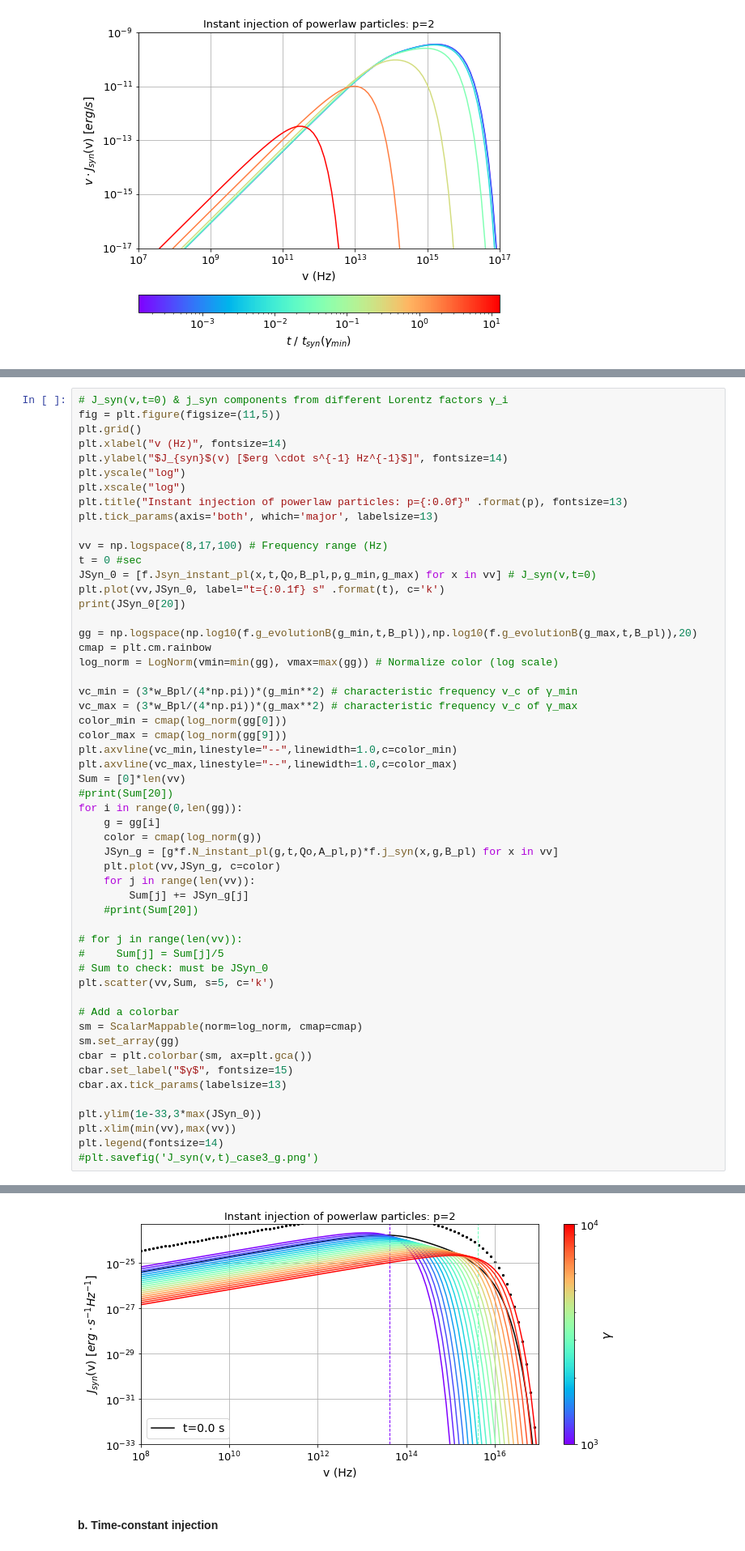
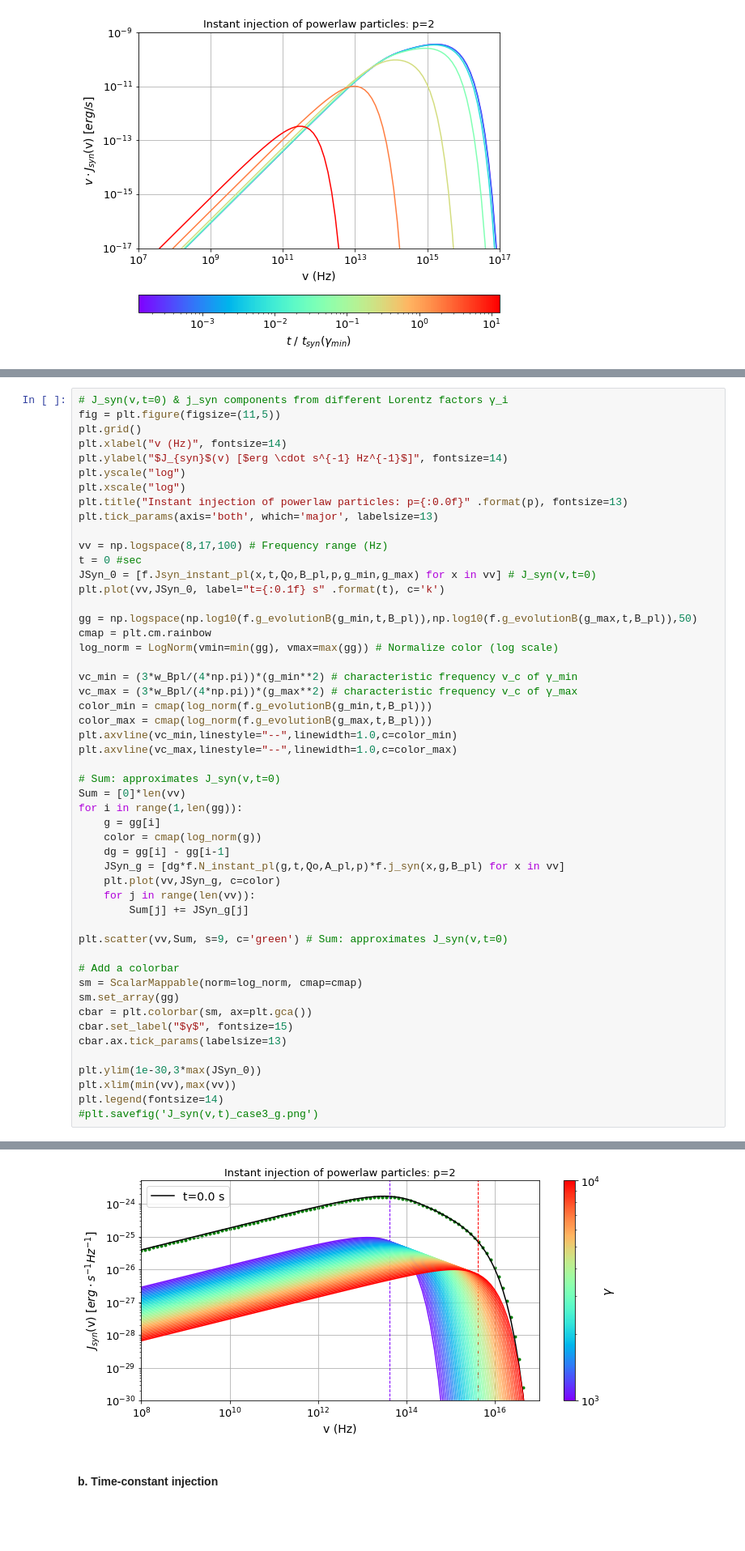
Before and after one commit to K-Xyloportas/GRB_Synchrotron, a Jupyter notebook: Part1_TheoreticalStudy_Synchrotron.ipynb, the cells around one changed output, grey strips where cells are left out. Shown at 81% size. Drawn from its saved outputs; the diff is of its cells as text; blank space fills up the shorter version.

```diff
--- a/Part1_TheoreticalStudy_Synchrotron.ipynb
+++ b/Part1_TheoreticalStudy_Synchrotron.ipynb
@@ -1215,33 +1221,30 @@ vv = np.logspace(8,17,100) # Frequency range (Hz)
 t = 0 #sec
 JSyn_0 = [f.Jsyn_instant_pl(x,t,Qo,B_pl,p,g_min,g_max) for x in vv] # J_syn(v,t=0)
 plt.plot(vv,JSyn_0, label="t={:0.1f} s" .format(t), c='k')
-print(JSyn_0[20])
 
-gg = np.logspace(np.log10(f.g_evolutionB(g_min,t,B_pl)),np.log10(f.g_evolutionB(g_max,t,B_pl)),20)
+gg = np.logspace(np.log10(f.g_evolutionB(g_min,t,B_pl)),np.log10(f.g_evolutionB(g_max,t,B_pl)),50)
 cmap = plt.cm.rainbow
 log_norm = LogNorm(vmin=min(gg), vmax=max(gg)) # Normalize color (log scale)
 
 vc_min = (3*w_Bpl/(4*np.pi))*(g_min**2) # characteristic frequency v_c of γ_min
 vc_max = (3*w_Bpl/(4*np.pi))*(g_max**2) # characteristic frequency v_c of γ_max
-color_min = cmap(log_norm(gg[0]))
-color_max = cmap(log_norm(gg[9]))
+color_min = cmap(log_norm(f.g_evolutionB(g_min,t,B_pl)))
+color_max = cmap(log_norm(f.g_evolutionB(g_max,t,B_pl)))
 plt.axvline(vc_min,linestyle="--",linewidth=1.0,c=color_min)
 plt.axvline(vc_max,linestyle="--",linewidth=1.0,c=color_max)
+
+# Sum: approximates J_syn(v,t=0)
 Sum = [0]*len(vv)
-#print(Sum[20])
-for i in range(0,len(gg)):
+for i in range(1,len(gg)):
     g = gg[i]
     color = cmap(log_norm(g))
-    JSyn_g = [g*f.N_instant_pl(g,t,Qo,A_pl,p)*f.j_syn(x,g,B_pl) for x in vv]
+    dg = gg[i] - gg[i-1]
+    JSyn_g = [dg*f.N_instant_pl(g,t,Qo,A_pl,p)*f.j_syn(x,g,B_pl) for x in vv]
     plt.plot(vv,JSyn_g, c=color)
     for j in range(len(vv)):
         Sum[j] += JSyn_g[j]
-    #print(Sum[20])
 
-# for j in range(len(vv)):
-#     Sum[j] = Sum[j]/5
-# Sum to check: must be JSyn_0
-plt.scatter(vv,Sum, s=5, c='k')
+plt.scatter(vv,Sum, s=9, c='green') # Sum: approximates J_syn(v,t=0)
 
 # Add a colorbar
 sm = ScalarMappable(norm=log_norm, cmap=cmap)
@@ -1250,7 +1253,7 @@ cbar = plt.colorbar(sm, ax=plt.gca())
 cbar.set_label("$γ$", fontsize=15)
 cbar.ax.tick_params(labelsize=13)
 
-plt.ylim(1e-33,3*max(JSyn_0))
+plt.ylim(1e-30,3*max(JSyn_0))
 plt.xlim(min(vv),max(vv))
 plt.legend(fontsize=14)
 #plt.savefig('J_syn(v,t)_case3_g.png')
@@ -1260,4 +1261,4 @@ plt.legend(fontsize=14)
-[figure, old version]
+[figure, new version]
 # %% [markdown]
 #### b. Time-constant injection
 # %%
```
Also changed, not shown: parts of 3 cells of this notebook.
